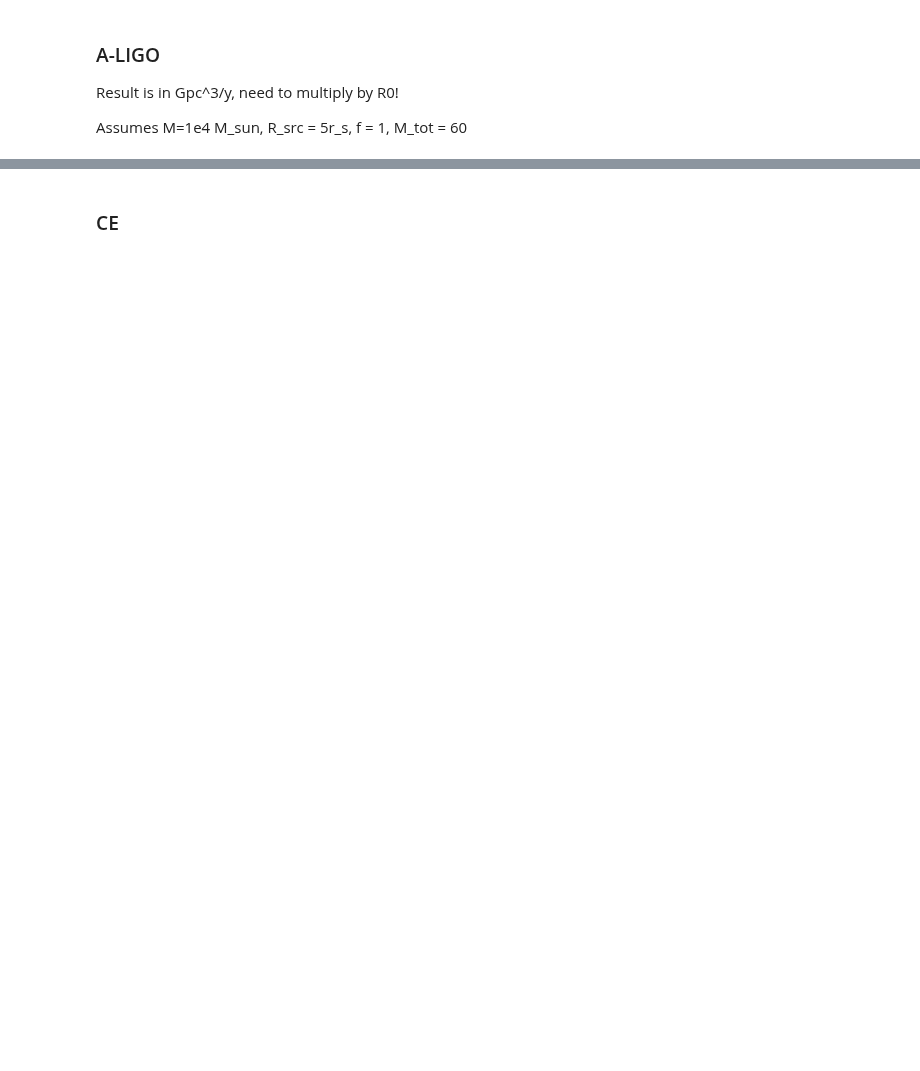
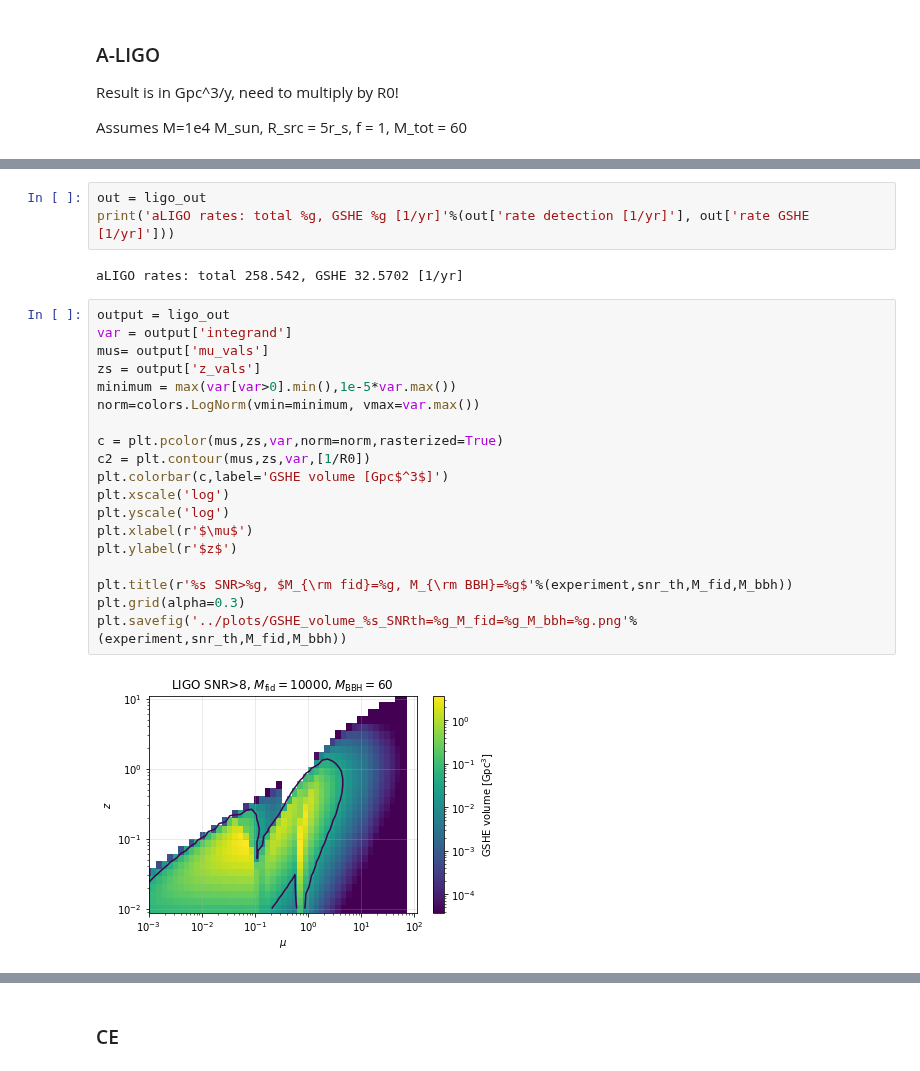
Before and after one commit to Richard-Sti/GSHE_public, a Jupyter notebook: scripts/prospective_constraints.ipynb, the cells around one changed output, grey strips where cells are left out. Drawn from its saved outputs; the diff is of its cells as text; blank space fills up the shorter version.

```diff
--- a/scripts/prospective_constraints.ipynb
+++ b/scripts/prospective_constraints.ipynb
@@ -404 +456,27 @@ print(rate, rate*R0)
+# %%
+out = ligo_out
+print('aLIGO rates: total %g, GSHE %g [1/yr]'%(out['rate detection [1/yr]'], out['rate GSHE [1/yr]']))
+# %% [output]
+aLIGO rates: total 258.542, GSHE 32.5702 [1/yr]
+# %%
+output = ligo_out
+var = output['integrand']
+mus= output['mu_vals']
+zs = output['z_vals']
+minimum = max(var[var>0].min(),1e-5*var.max())
+norm=colors.LogNorm(vmin=minimum, vmax=var.max())
+
+c = plt.pcolor(mus,zs,var,norm=norm,rasterized=True)
+c2 = plt.contour(mus,zs,var,[1/R0])
+plt.colorbar(c,label='GSHE volume [Gpc$^3$]')
+plt.xscale('log')
+plt.yscale('log')
+plt.xlabel(r'$\mu$')
+plt.ylabel(r'$z$')
+
+plt.title(r'%s SNR>%g, $M_{\rm fid}=%g, M_{\rm BBH}=%g$'%(experiment,snr_th,M_fid,M_bbh))
+plt.grid(alpha=0.3)
+plt.savefig('../plots/GSHE_volume_%s_SNRth=%g_M_fid=%g_M_bbh=%g.png'%(experiment,snr_th,M_fid,M_bbh))
+# %% [output]
+[figure, added]
 # %%
```
Also changed, not shown: parts of 43 cells of this notebook, 2 other files.
